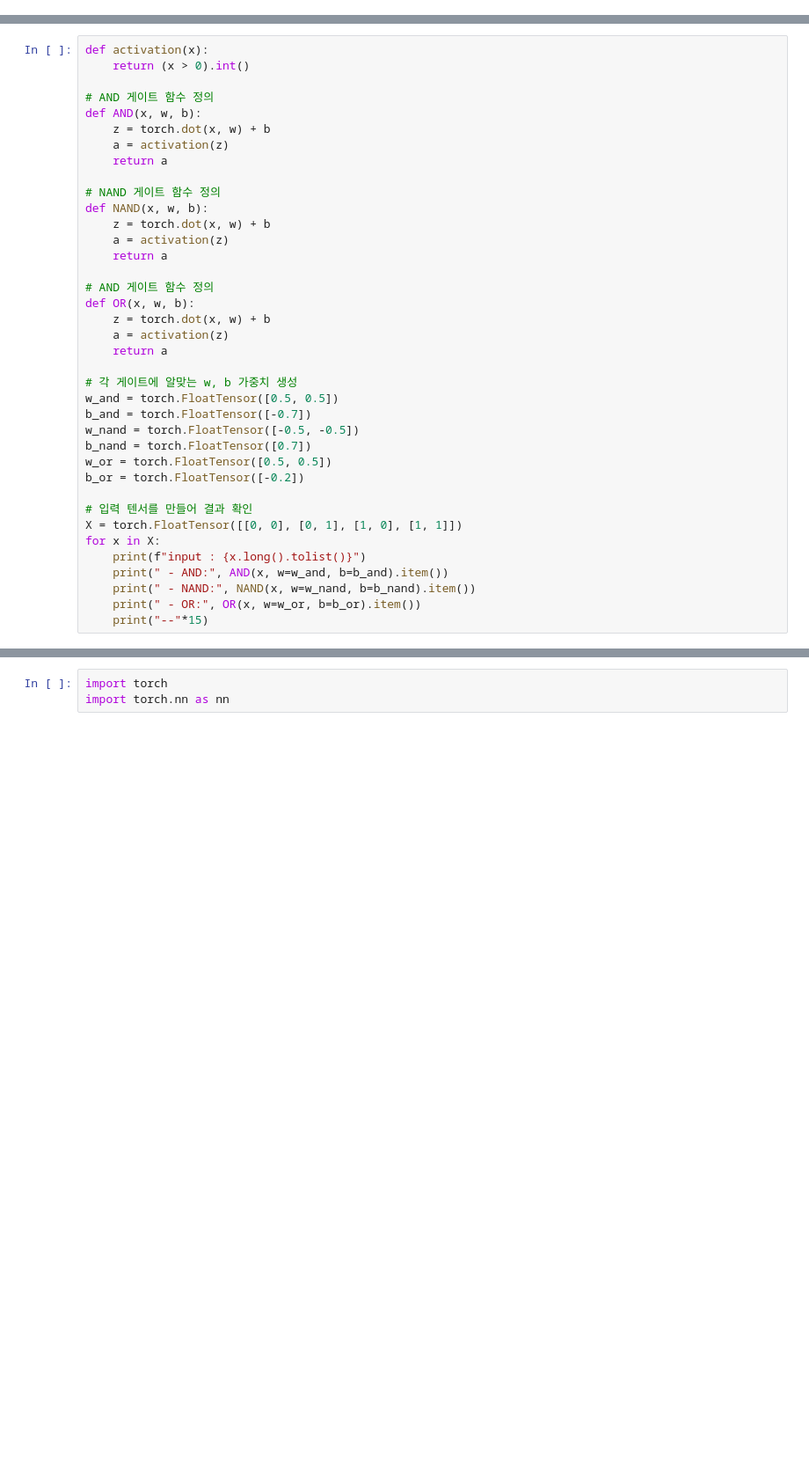
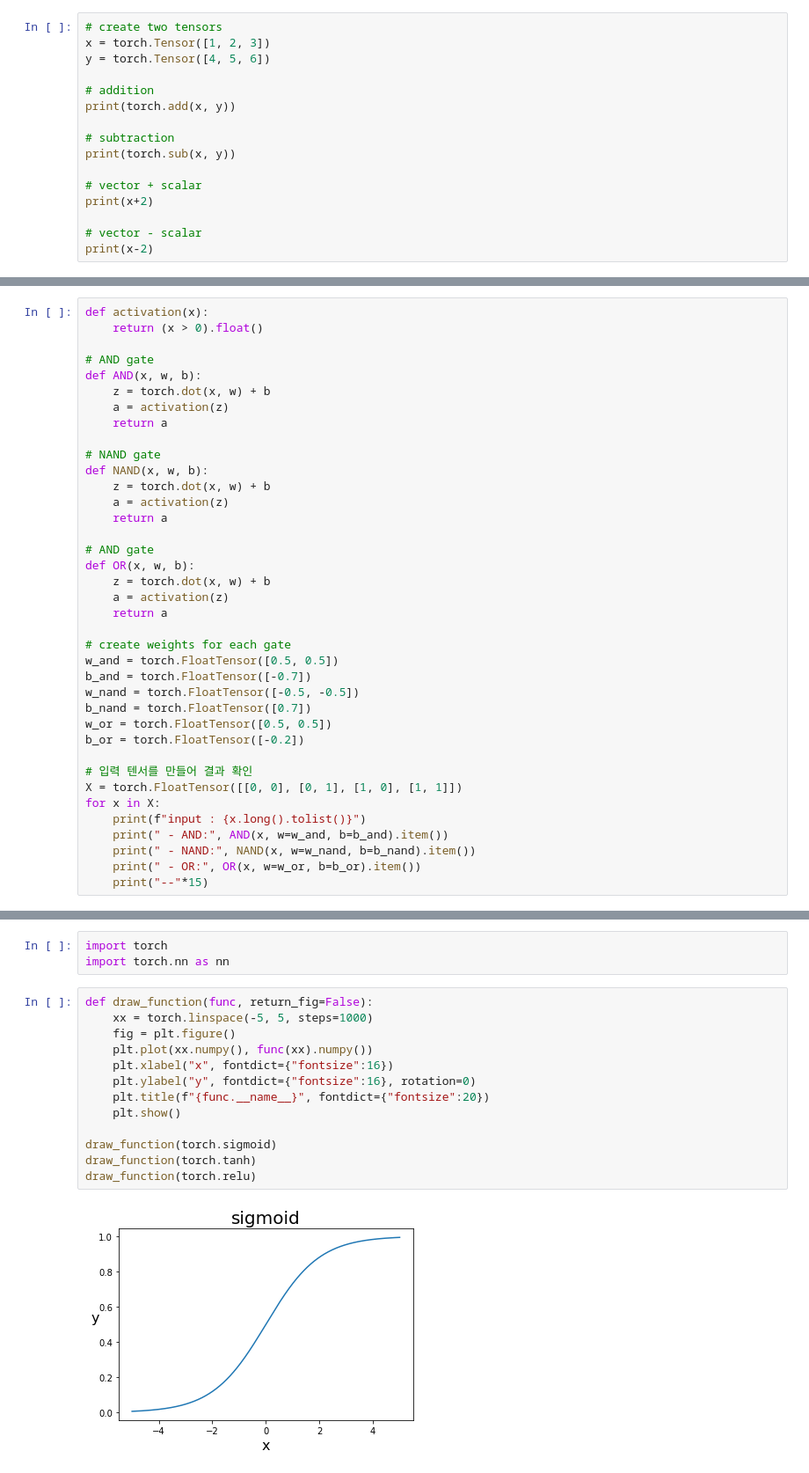
Before and after one commit to simonjisu/hankyong-university, a Jupyter notebook: 03_NeuralNetwork.ipynb, the cells around one changed output, grey strips where cells are left out. Shown: that part at 88% size. Drawn from its saved outputs; the diff is of its cells as text; blank space fills up the shorter version.

```diff
--- a/03_NeuralNetwork.ipynb
+++ b/03_NeuralNetwork.ipynb
@@ -228,0 +274,16 @@ draw_tensor2(AB_stacked)
+# %%
+# create two tensors
+x = torch.Tensor([1, 2, 3])
+y = torch.Tensor([4, 5, 6])
+
+# addition
+print(torch.add(x, y))
+
+# subtraction
+print(torch.sub(x, y))
+
+# vector + scalar
+print(x+2)
+
+# vector - scalar
+print(x-2)
@@ -237,26 +524,26 @@ tensor([1, 1], dtype=torch.int32)
 # %%
 def activation(x):
-    return (x > 0).int()
+    return (x > 0).float()
 
-# AND 게이트 함수 정의
+# AND gate
 def AND(x, w, b):
     z = torch.dot(x, w) + b
     a = activation(z)
     return a
 
-# NAND 게이트 함수 정의
+# NAND gate
 def NAND(x, w, b):
     z = torch.dot(x, w) + b
     a = activation(z)
     return a
 
-# AND 게이트 함수 정의
+# AND gate
 def OR(x, w, b):
     z = torch.dot(x, w) + b
     a = activation(z)
     return a
 
-# 각 게이트에 알맞는 w, b 가중치 생성
+# create weights for each gate
 w_and = torch.FloatTensor([0.5, 0.5])
 b_and = torch.FloatTensor([-0.7])
 w_nand = torch.FloatTensor([-0.5, -0.5])
@@ -443,3 +738,18 @@ validation
 # %%
 import torch
 import torch.nn as nn
+# %%
+def draw_function(func, return_fig=False):
+    xx = torch.linspace(-5, 5, steps=1000)
+    fig = plt.figure()
+    plt.plot(xx.numpy(), func(xx).numpy())
+    plt.xlabel("x", fontdict={"fontsize":16})
+    plt.ylabel("y", fontdict={"fontsize":16}, rotation=0)
+    plt.title(f"{func.__name__}", fontdict={"fontsize":20})
+    plt.show()
+
+draw_function(torch.sigmoid)
+draw_function(torch.tanh)
+draw_function(torch.relu)
+# %% [output]
+[figure, added]
```
Also changed, not shown: parts of 87 cells of this notebook, 1 other file.
